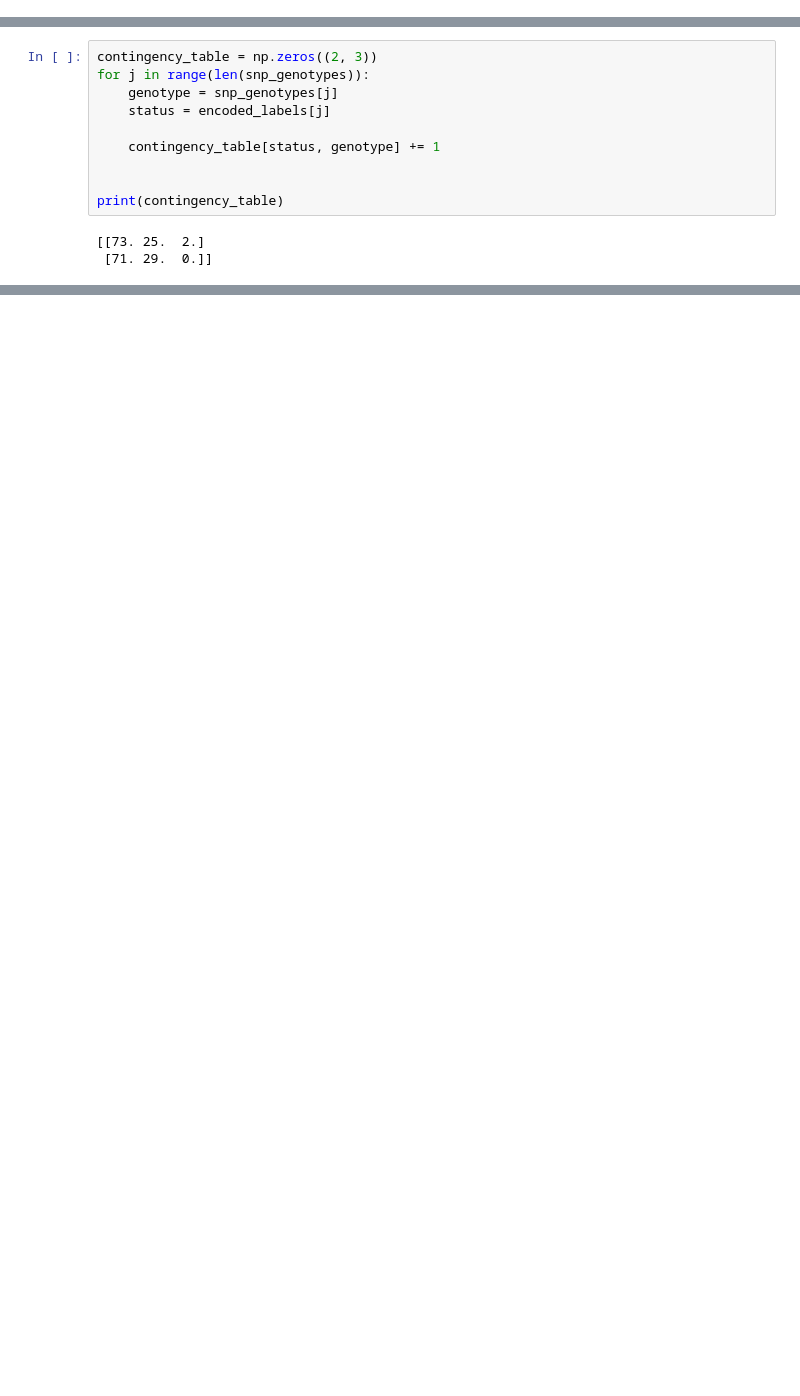
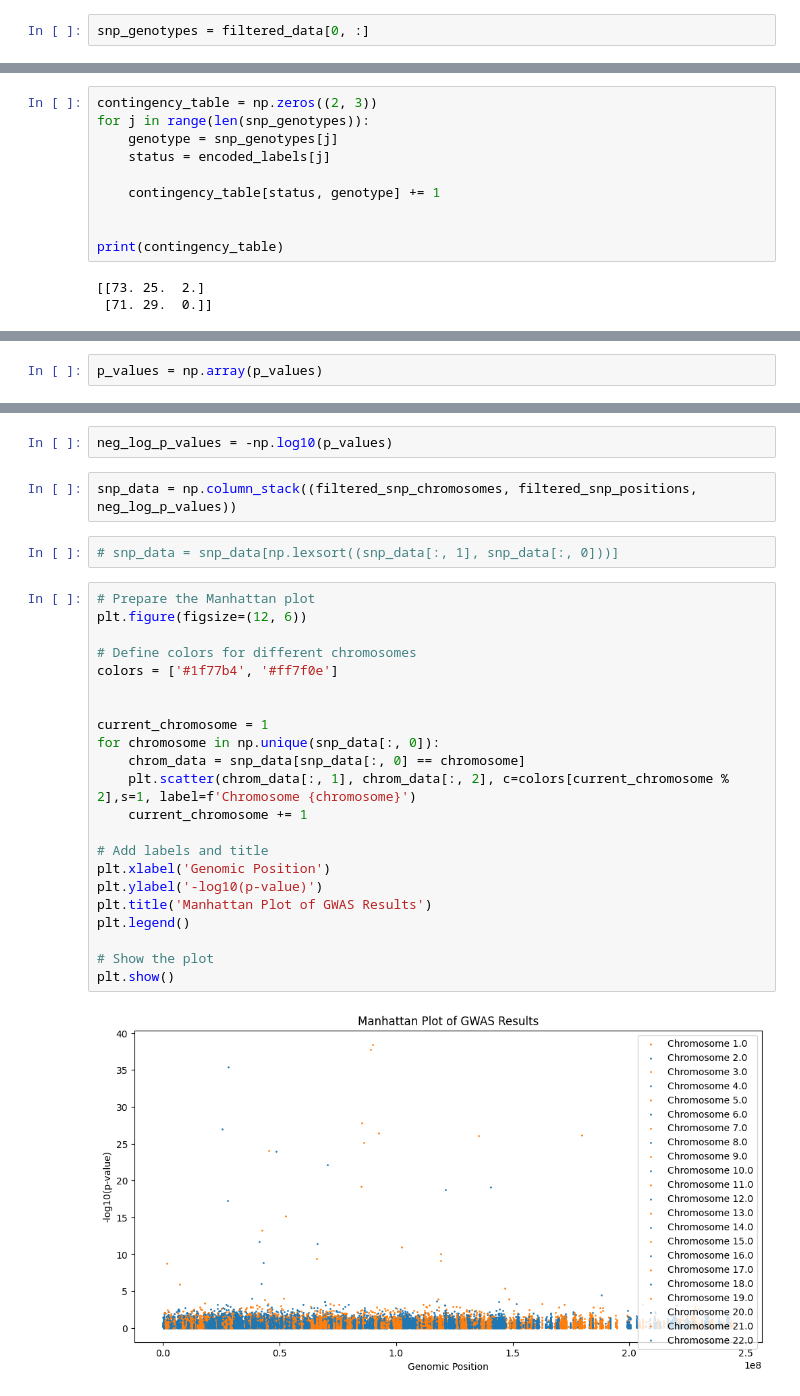
Before and after one commit to mikesaint-antoine/comp_bio_seminar, a Jupyter notebook: project2/genomics.ipynb, the cells around one changed output, grey strips where cells are left out. Saved outputs shown, nothing was run; the diff lists cells and outputs as text; blank space fills up the shorter version.

```diff
--- a/project2/genomics.ipynb
+++ b/project2/genomics.ipynb
@@ -147,0 +218,2 @@ Let's try making a table like this, starting with a 2-dimensional NumPy array of
+# %%
+snp_genotypes = filtered_data[0, :]
@@ -171,0 +321,2 @@ Ok, looks good!
+# %%
+p_values = np.array(p_values)
@@ -171,0 +376,30 @@ Ok, looks good!
+# %%
+neg_log_p_values = -np.log10(p_values)
+# %%
+snp_data = np.column_stack((filtered_snp_chromosomes, filtered_snp_positions, neg_log_p_values))
+# %%
+# snp_data = snp_data[np.lexsort((snp_data[:, 1], snp_data[:, 0]))]
+# %%
+# Prepare the Manhattan plot
+plt.figure(figsize=(12, 6))
+
+# Define colors for different chromosomes
+colors = ['#1f77b4', '#ff7f0e']
+
+
+current_chromosome = 1
+for chromosome in np.unique(snp_data[:, 0]):
+    chrom_data = snp_data[snp_data[:, 0] == chromosome]
+    plt.scatter(chrom_data[:, 1], chrom_data[:, 2], c=colors[current_chromosome % 2],s=1, label=f'Chromosome {chromosome}')
+    current_chromosome += 1
+
+# Add labels and title
+plt.xlabel('Genomic Position')
+plt.ylabel('-log10(p-value)')
+plt.title('Manhattan Plot of GWAS Results')
+plt.legend()
+
+# Show the plot
+plt.show()
+# %% [output]
+[figure, added]
```
Also changed, not shown: parts of 46 cells of this notebook.
